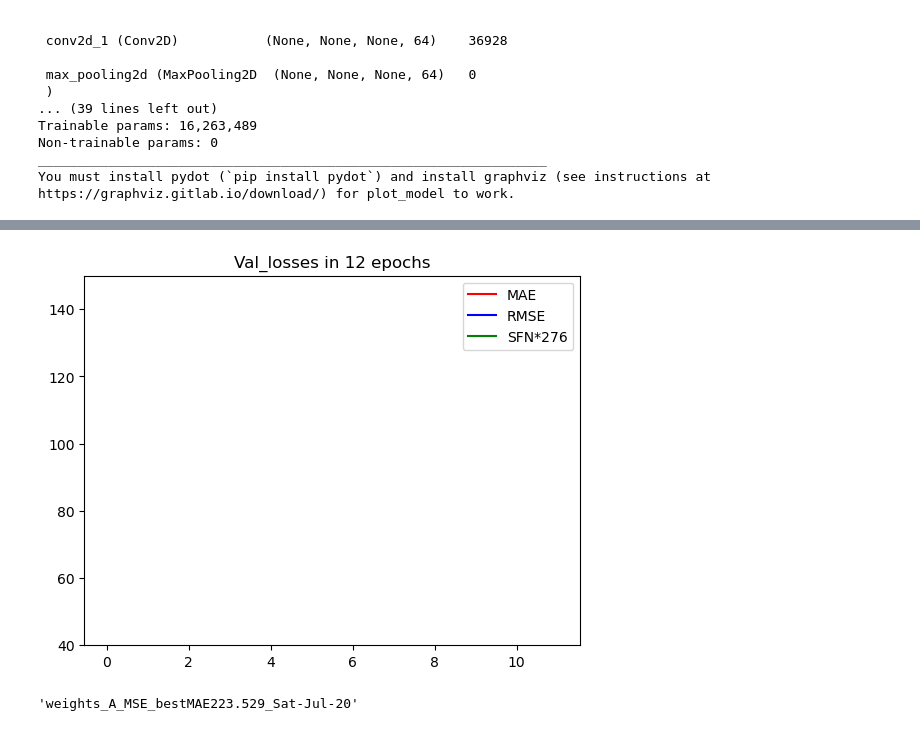
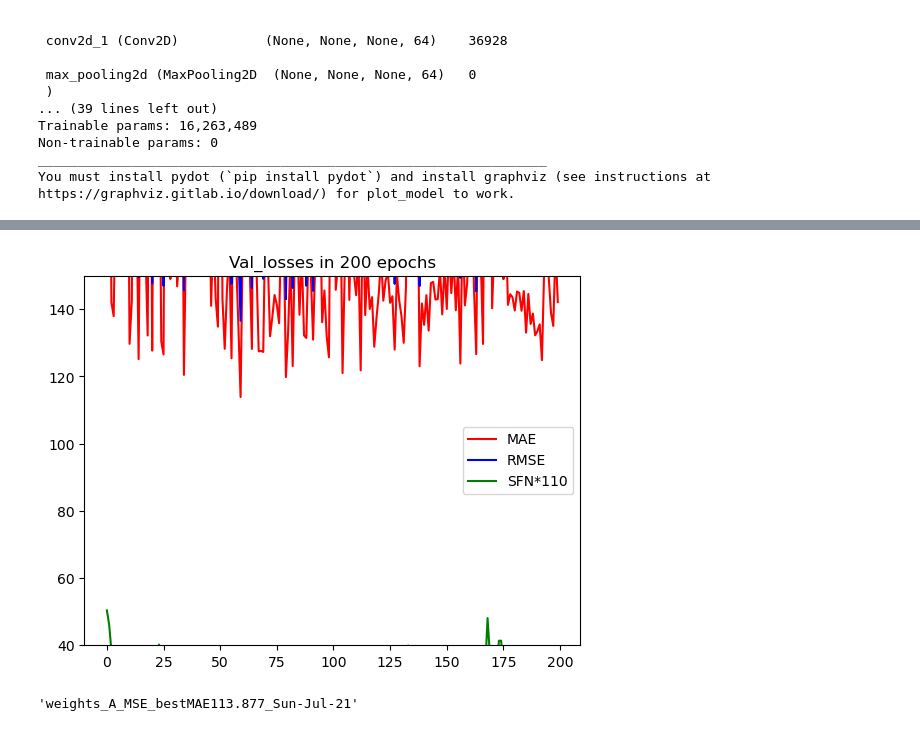
Before and after one commit to cuellarbarrionuevo/CSRNet-Keras_unofficial, a Jupyter notebook: main.ipynb, the cells around one changed output, grey strips where cells are left out. Saved outputs shown, nothing was run; the diff lists cells and outputs as text; code cells hidden in the pictures.

```diff
--- a/main.ipynb
+++ b/main.ipynb
@@ -93,7 +111,7 @@ from utils_callback import eval_loss, callbacks_during_train
 # Settings of training
 batch_size = 1
 epoch = 250
-epoch = 12
+epoch = 200
 val_rate = 0.5
 val_rate_dec = {'A': [80, 70], 'B': [9, 8.5]}
 len_train = train_x.shape[0]
@@ -196,5 +214,5 @@ In epoch 12-3_3, with MAE-RMSE-SFN-MAPE=[2.4136e+02 2.8878e+02 4.0000e-02 1.0600
-[figure, old version]
+[figure, new version]
-'weights_A_MSE_bestMAE223.529_Sat-Jul-20'
+'weights_A_MSE_bestMAE113.877_Sun-Jul-21'
 # %%
 # Analysis on results
 # dis_idx = 16 if dataset == 'B' else 0
```
Also changed, not shown: parts of 5 cells of this notebook, 23 other files.
